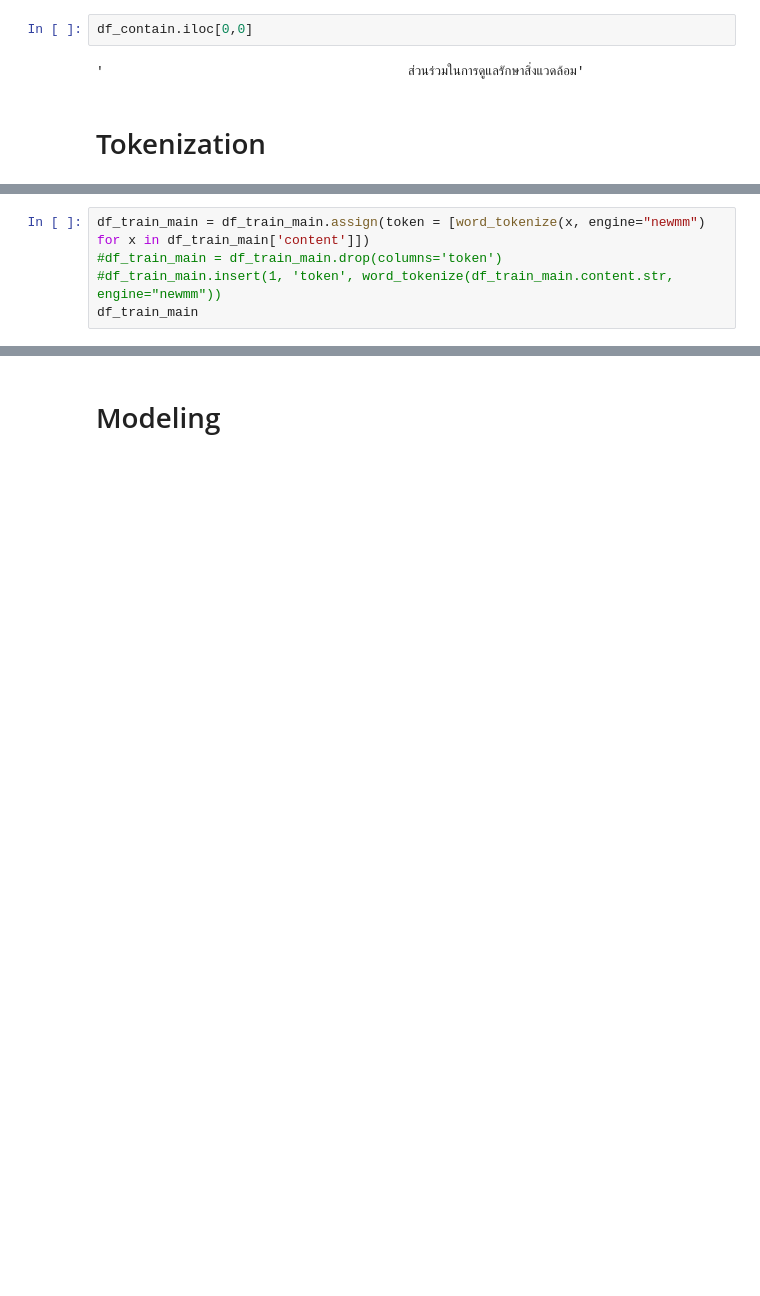
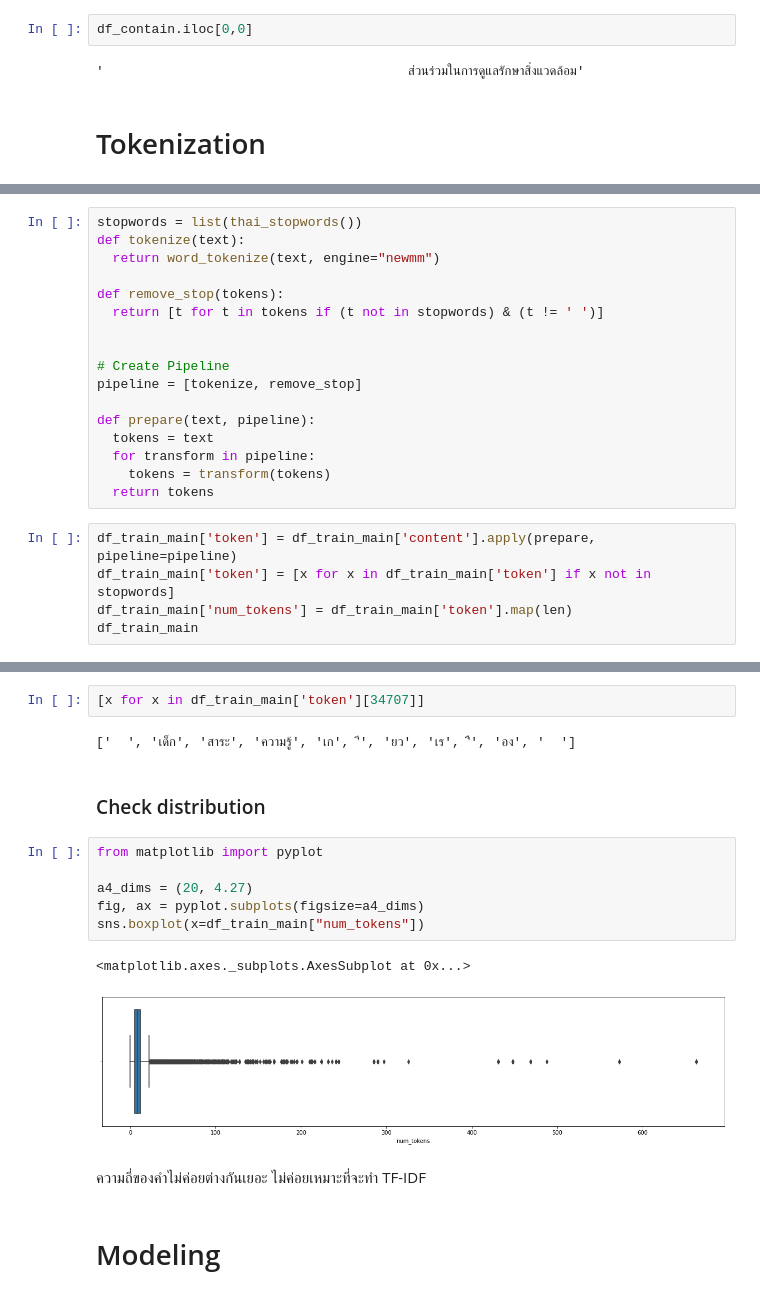
Before and after one commit to thainhf/new-taggerbot-training-model, a Jupyter notebook: Clean_data_taggerbot.ipynb, the cells around one changed output, grey strips where cells are left out. Drawn from its saved outputs; the diff is of its cells as text; blank space fills up the shorter version.

```diff
--- a/Clean_data_taggerbot.ipynb
+++ b/Clean_data_taggerbot.ipynb
@@ -172,5 +177,0 @@ from pythainlp.tokenize import word_tokenize
-# %%
-df_train_main = df_train_main.assign(token = [word_tokenize(x, engine="newmm") for x in df_train_main['content']])
-#df_train_main = df_train_main.drop(columns='token')
-#df_train_main.insert(1, 'token', word_tokenize(df_train_main.content.str, engine="newmm"))
-df_train_main
@@ -207,0 +178,22 @@ word_tokenize(df_train_main.content[0], engine="newmm")
+# %%
+stopwords = list(thai_stopwords())
+def tokenize(text):
+  return word_tokenize(text, engine="newmm")
+
+def remove_stop(tokens):
+  return [t for t in tokens if (t not in stopwords) & (t != ' ')]
+
+
+# Create Pipeline
+pipeline = [tokenize, remove_stop]
+
+def prepare(text, pipeline):
+  tokens = text
+  for transform in pipeline:
+    tokens = transform(tokens)
+  return tokens
+# %%
+df_train_main['token'] = df_train_main['content'].apply(prepare, pipeline=pipeline)
+df_train_main['token'] = [x for x in df_train_main['token'] if x not in stopwords]
+df_train_main['num_tokens'] = df_train_main['token'].map(len)
+df_train_main
@@ -208,2 +214,19 @@ word_tokenize(df_train_main.content[0], engine="newmm")
+# %%
+[x for x in df_train_main['token'][34707]]
+# %% [output]
+['  ', 'เด็ก', 'สาระ', 'ความรู้', 'เก', 'ี', 'ยว', 'เร', 'ื', 'อง', '  ']
+# %% [markdown]
+### Check distribution
+# %%
+from matplotlib import pyplot
+
+a4_dims = (20, 4.27)
+fig, ax = pyplot.subplots(figsize=a4_dims)
+sns.boxplot(x=df_train_main["num_tokens"])
+# %% [output]
+<matplotlib.axes._subplots.AxesSubplot at 0x...>
+[figure, added]
+# %% [markdown]
+ความถี่ของคำไม่ค่อยต่างกันเยอะ ไม่ค่อยเหมาะที่จะทำ TF-IDF
 # %% [markdown]
 # Modeling
```
Also changed, not shown: parts of 21 cells of this notebook.
